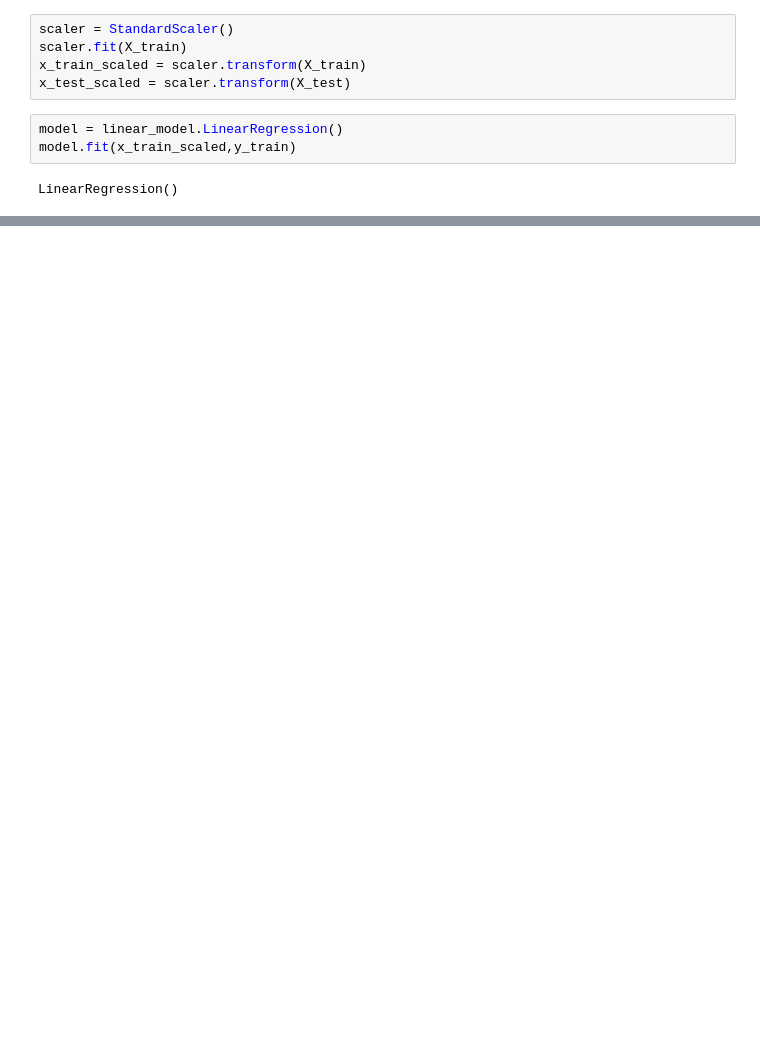
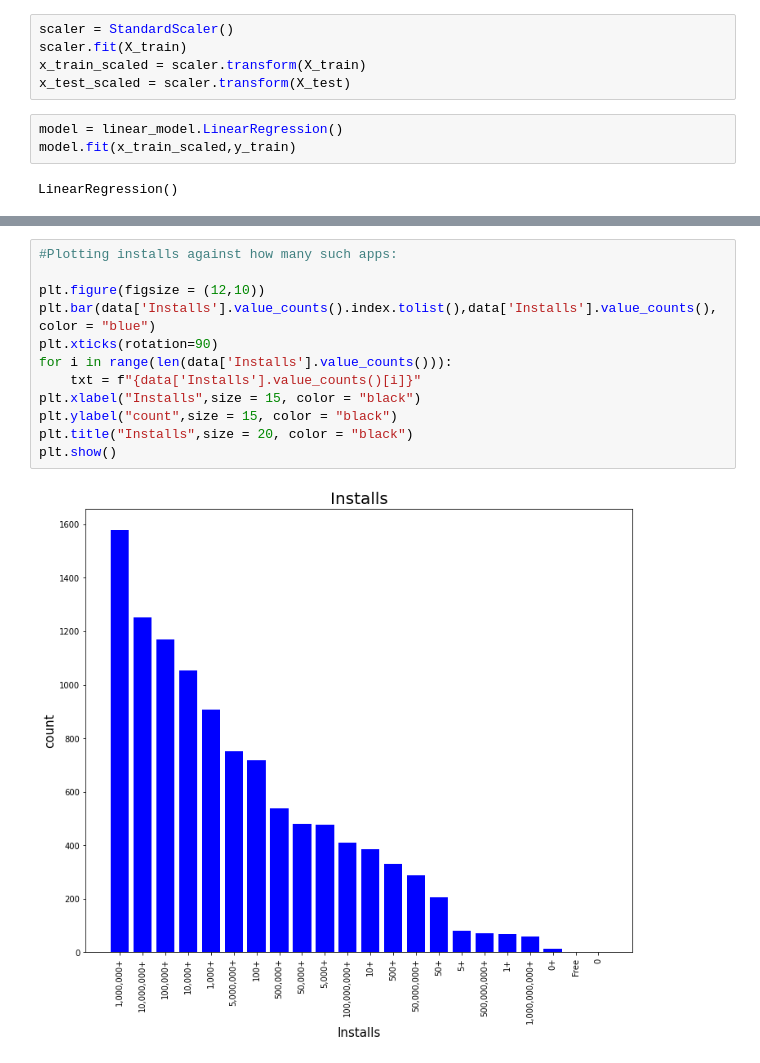
Before and after one commit to Sharat005/GooglePlaystoreAnalysis, a Jupyter notebook: PlaystoreAnalysis.ipynb, the cells around one changed output, grey strips where cells are left out. Saved outputs shown, nothing was run; the diff lists cells and outputs as text; blank space fills up the shorter version.

```diff
--- a/PlaystoreAnalysis.ipynb
+++ b/PlaystoreAnalysis.ipynb
@@ -416,0 +438,14 @@ Mean squared Log Error: 0.016252740892532324
+# %%
+#Plotting installs against how many such apps:
+
+plt.figure(figsize = (12,10))
+plt.bar(data['Installs'].value_counts().index.tolist(),data['Installs'].value_counts(), color = "blue")
+plt.xticks(rotation=90)
+for i in range(len(data['Installs'].value_counts())):
+    txt = f"{data['Installs'].value_counts()[i]}"
+plt.xlabel("Installs",size = 15, color = "black")
+plt.ylabel("count",size = 15, color = "black")
+plt.title("Installs",size = 20, color = "black")
+plt.show()
+# %% [output]
+[figure, added]
```
Also changed, not shown: parts of 13 cells of this notebook.
